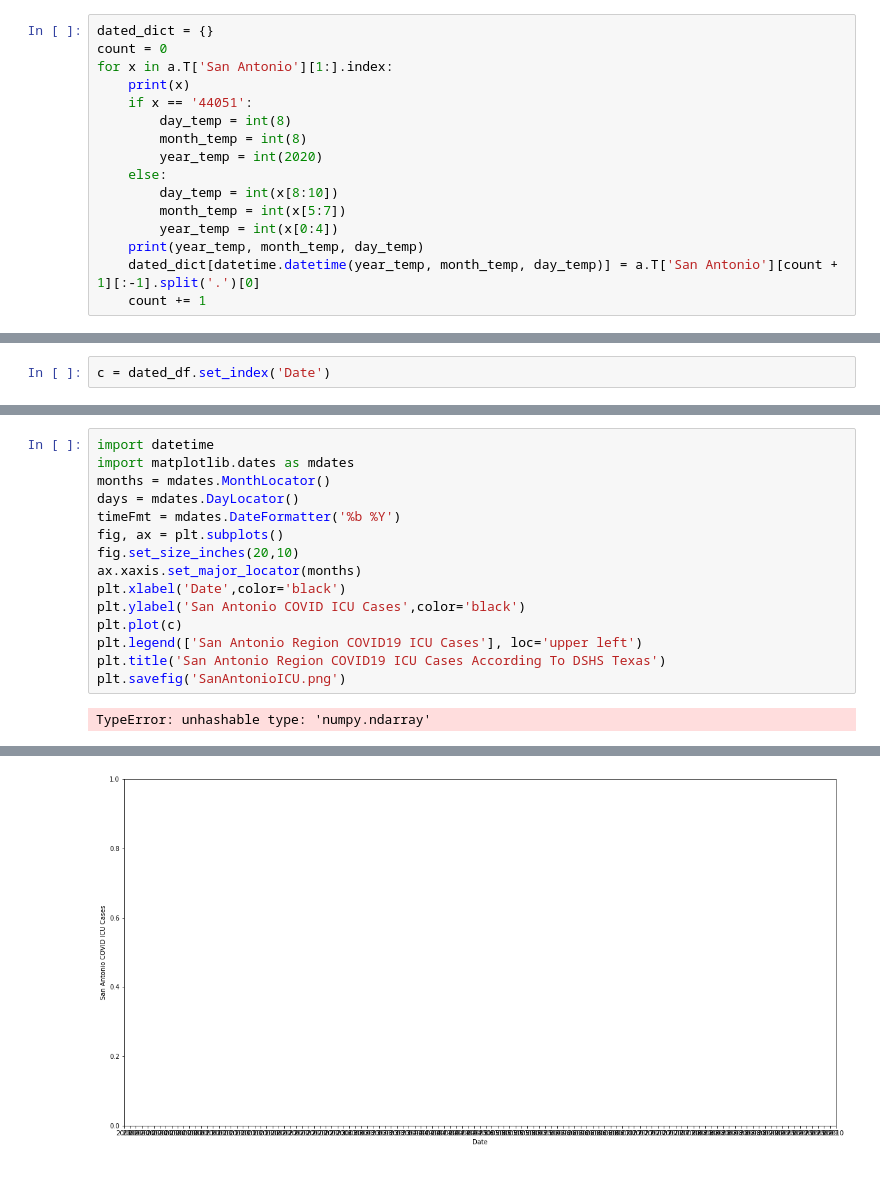
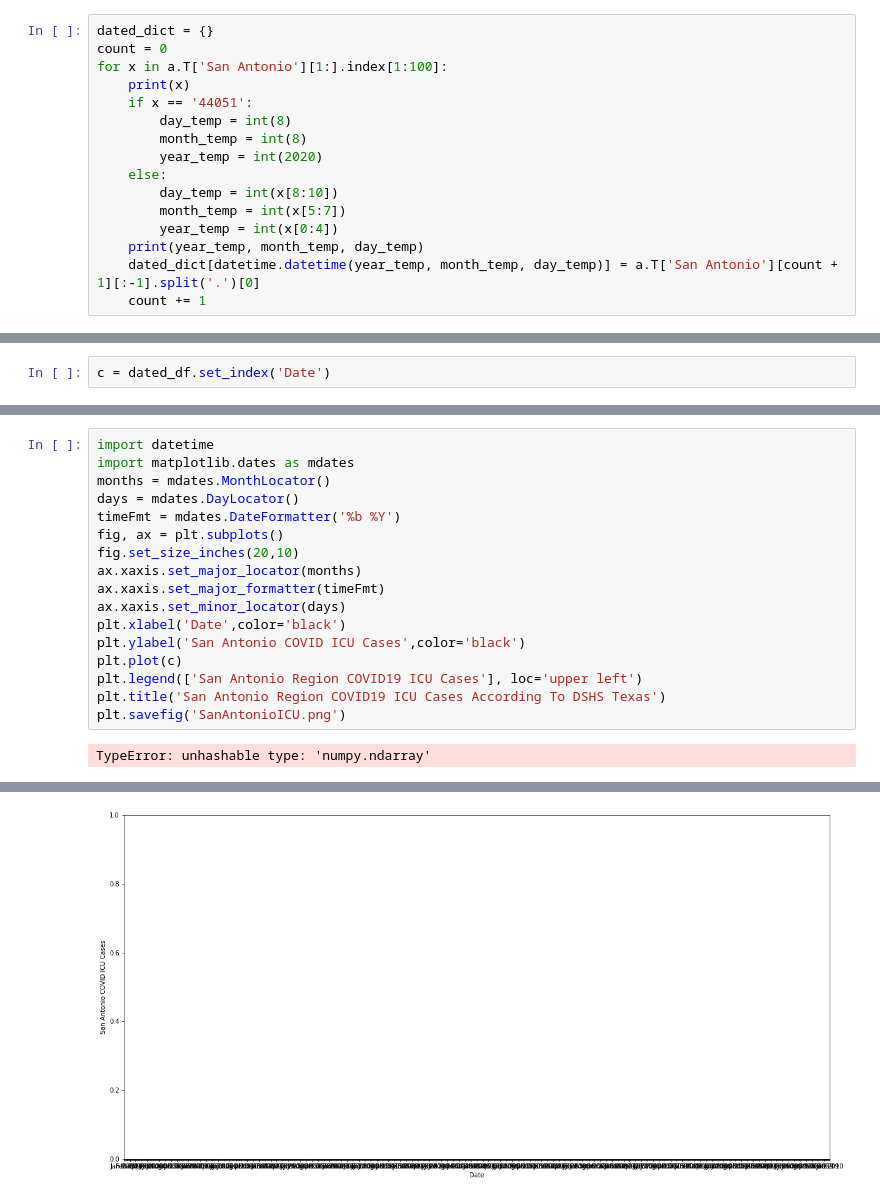
Before and after one commit to ldhagen/Texas_Covid_Data_Notebook, a Jupyter notebook: San Antonio COVID Percentage Hospitalized Per DSHS.ipynb, the cells around one changed output, grey strips where cells are left out. Cells and saved outputs as stored; diff of their text form.

```diff
--- a/San Antonio COVID Percentage Hospitalized Per DSHS.ipynb
+++ b/San Antonio COVID Percentage Hospitalized Per DSHS.ipynb
@@ -69,7 +69,7 @@ a.T['San Antonio'][1:].index[0][8:10]
 # %%
 dated_dict = {}
 count = 0
-for x in a.T['San Antonio'][1:].index:
+for x in a.T['San Antonio'][1:].index[1:100]:
     print(x)
     if x == '44051':
         day_temp = int(8)
@@ -166,6 +166,8 @@ timeFmt = mdates.DateFormatter('%b %Y')
 fig, ax = plt.subplots()
 fig.set_size_inches(20,10)
 ax.xaxis.set_major_locator(months)
+ax.xaxis.set_major_formatter(timeFmt)
+ax.xaxis.set_minor_locator(days)
 plt.xlabel('Date',color='black')
 plt.ylabel('San Antonio COVID ICU Cases',color='black')
 plt.plot(c)
@@ -177 +189 @@ TypeError: unhashable type: 'numpy.ndarray'
-[figure, old version]
+[figure, new version]
```
Also changed, not shown: parts of 7 cells of this notebook, 7 other files.
